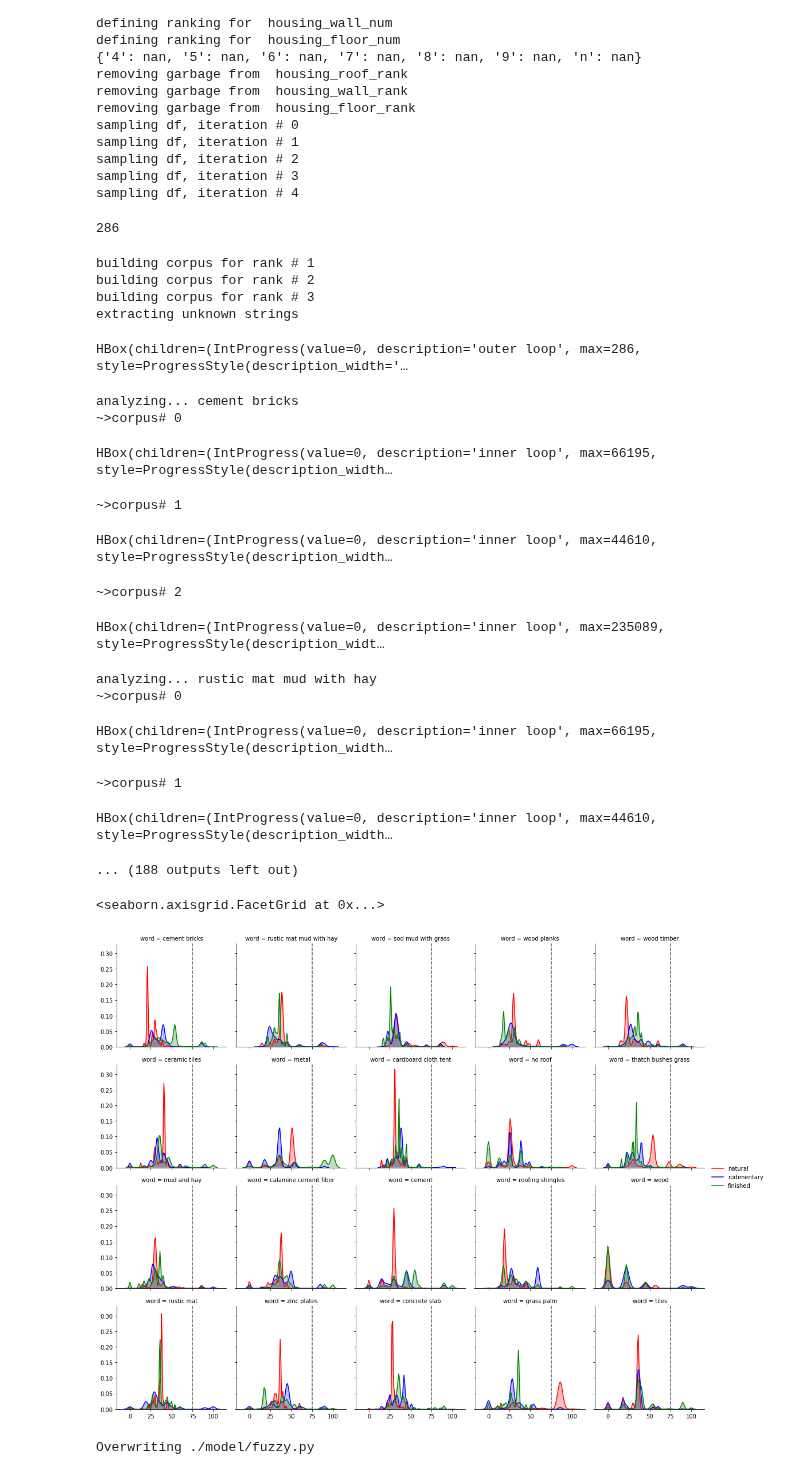
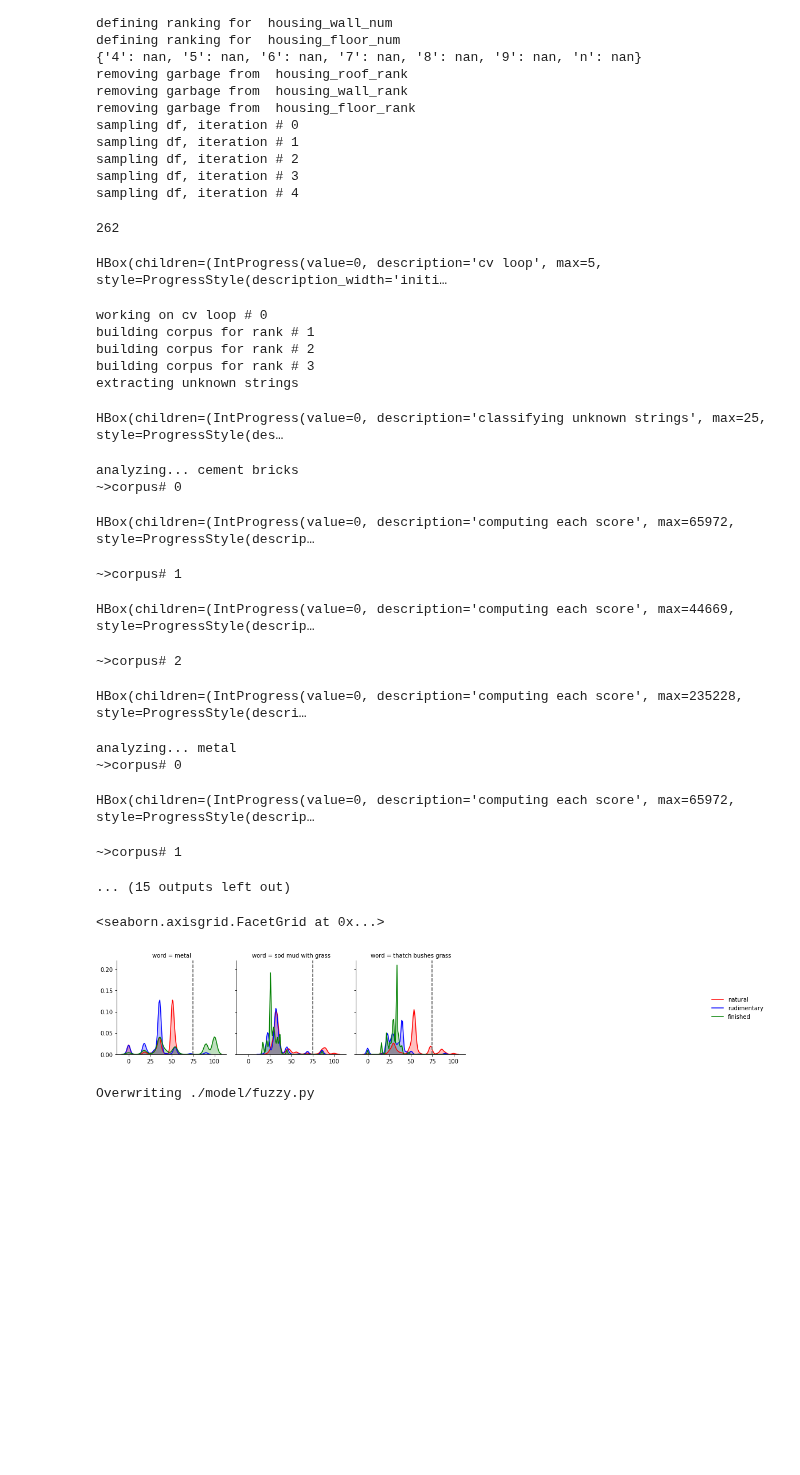
Before and after one commit to rfcai/hpc-housing-quality, a Jupyter notebook: hp_classify/sandbox.ipynb, the cells around one changed output. Drawn from its saved outputs; the diff is of its cells as text; code cells hidden in the pictures; blank space fills up the shorter version.

Commit message:
adding first working version of cv loop for the fuzzy model

```diff
--- a/hp_classify/sandbox.ipynb
+++ b/hp_classify/sandbox.ipynb
@@ -55,39 +55,40 @@ sampling df, iteration # 1
 sampling df, iteration # 2
 sampling df, iteration # 3
 sampling df, iteration # 4
-# %%
-len(idk_strings)
-# %% [output]
-286
-# %%
-str_list, idk_strings = fz.build_corpus(train_list[1], 'housing_roof', 'housing_roof_rank', ['1', '2', '3'])
-distrib = fz.fuzzy_scan(idk_strings, str_list)
-# %% [output]
-building corpus for rank # 1
-building corpus for rank # 2
-building corpus for rank # 3
-extracting unknown strings
-HBox(children=(IntProgress(value=0, description='outer loop', max=286, style=ProgressStyle(description_width='…
-analyzing... cement bricks
-~>corpus# 0
-HBox(children=(IntProgress(value=0, description='inner loop', max=66195, style=ProgressStyle(description_width…
-~>corpus# 1
-HBox(children=(IntProgress(value=0, description='inner loop', max=44610, style=ProgressStyle(description_width…
-~>corpus# 2
-HBox(children=(IntProgress(value=0, description='inner loop', max=235089, style=ProgressStyle(description_widt…
-analyzing... rustic mat mud with hay
-~>corpus# 0
-HBox(children=(IntProgress(value=0, description='inner loop', max=66195, style=ProgressStyle(description_width…
-~>corpus# 1
-HBox(children=(IntProgress(value=0, description='inner loop', max=44610, style=ProgressStyle(description_width…
-... (188 outputs left out)
+# %%
+len(df_clean['nid'].unique())
+# %% [output]
+262
+# %%
+cv_distrib, cv_preds, cv_results, cv_df = fuzzy_cv(train_list, 'housing_roof',
+                                                  {'natural':'1', 'rudimentary':'2', 'finished':'3'})
+# %% [output]
+HBox(children=(IntProgress(value=0, description='cv loop', max=5, style=ProgressStyle(description_width='initi…
+working on cv loop # 0
+building corpus for rank # 1
+building corpus for rank # 2
+building corpus for rank # 3
+extracting unknown strings
+HBox(children=(IntProgress(value=0, description='classifying unknown strings', max=25, style=ProgressStyle(des…
+analyzing... cement bricks
+~>corpus# 0
+HBox(children=(IntProgress(value=0, description='computing each score', max=65972, style=ProgressStyle(descrip…
+~>corpus# 1
+HBox(children=(IntProgress(value=0, description='computing each score', max=44669, style=ProgressStyle(descrip…
+~>corpus# 2
+HBox(children=(IntProgress(value=0, description='computing each score', max=235228, style=ProgressStyle(descri…
+analyzing... metal
+~>corpus# 0
+HBox(children=(IntProgress(value=0, description='computing each score', max=65972, style=ProgressStyle(descrip…
+~>corpus# 1
+... (15 outputs left out)
 # %%
 #plot results
-fz.fuzzy_density(distrib, 'word',
+fz.fuzzy_density(pd.concat(cv_distrib), 'word',
                  ['natural', 'rudimentary', 'finished'],
                  color_list={'natural':'r', 'rudimentary':'b', 'finished':'g'},
                  cutoff=75)
 # %% [output]
 <seaborn.axisgrid.FacetGrid at 0x...>
-[figure, old version]
+[figure, new version]
 # %%
```
Also changed, not shown: parts of 3 cells of this notebook, 2 other files.
